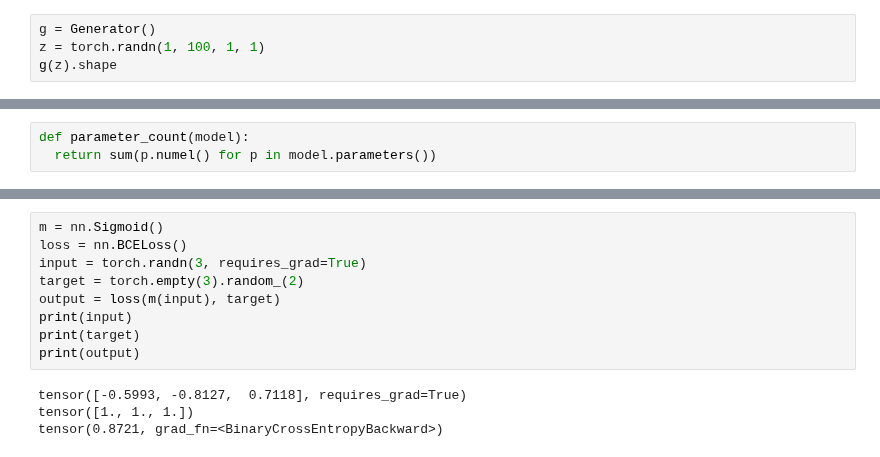
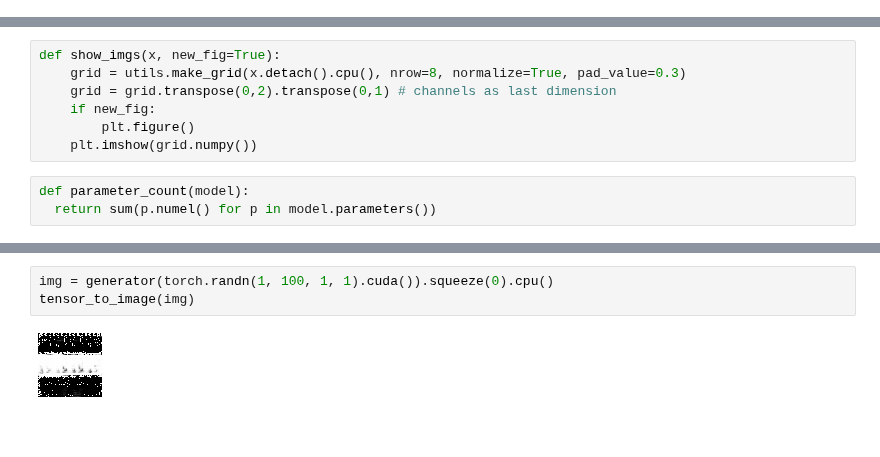
Before and after one commit to ericburdett/cs601r-dl, a Jupyter notebook: gan.ipynb, the cells around one changed output, grey strips where cells are left out. Cells and saved outputs as stored; diff of their text form; blank space fills up the shorter version.

```diff
--- a/gan.ipynb
+++ b/gan.ipynb
@@ -239,7 +240,3 @@ class Generator(nn.Module):
         x = torch.tanh(self.deconv5(x))
 
         return x
-# %%
-g = Generator()
-z = torch.randn(1, 100, 1, 1)
-g(z).shape
@@ -269,6 +250,13 @@ print("Label: ", label)
 # %% [output]
 Label:  agitation
 [figure]
+# %%
+def show_imgs(x, new_fig=True):
+    grid = utils.make_grid(x.detach().cpu(), nrow=8, normalize=True, pad_value=0.3)
+    grid = grid.transpose(0,2).transpose(0,1) # channels as last dimension
+    if new_fig:
+        plt.figure()
+    plt.imshow(grid.numpy())
 # %%
 def parameter_count(model):
   return sum(p.numel() for p in model.parameters())
@@ -380,13 +372,5 @@ UnicodeDecodeError: ignored
-# %%
-m = nn.Sigmoid()
-loss = nn.BCELoss()
-input = torch.randn(3, requires_grad=True)
-target = torch.empty(3).random_(2)
-output = loss(m(input), target)
-print(input)
-print(target)
-print(output)
-# %% [output]
-tensor([-0.5993, -0.8127,  0.7118], requires_grad=True)
-tensor([1., 1., 1.])
-tensor(0.8721, grad_fn=<BinaryCrossEntropyBackward>)
+# %%
+img = generator(torch.randn(1, 100, 1, 1).cuda()).squeeze(0).cpu()
+tensor_to_image(img)
+# %% [output]
+[figure, added]
```
Also changed, not shown: parts of 9 cells of this notebook.
